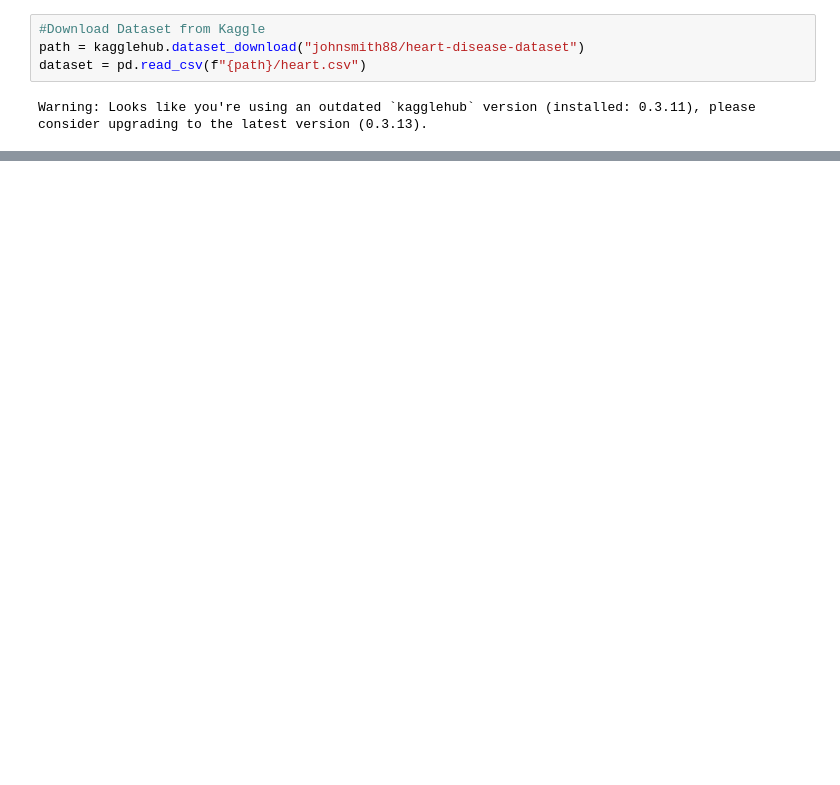
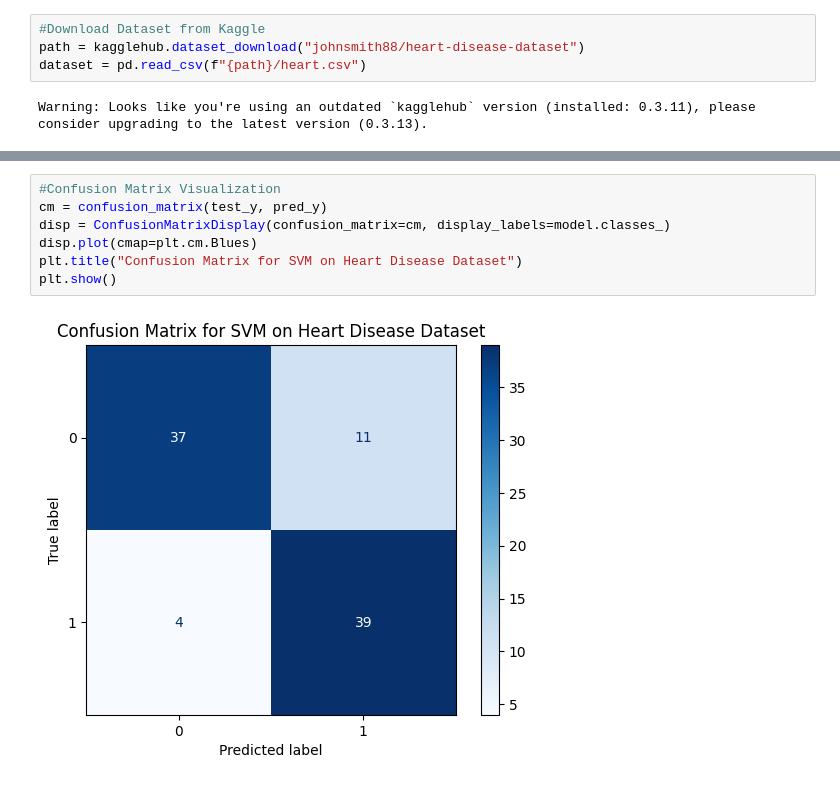
Before and after one commit to Sarvin02/ML-Projects, a Jupyter notebook: Personal/heartDiseaseDetector.ipynb, the cells around one changed output, grey strips where cells are left out. Cells and saved outputs as stored; diff of their text form; blank space fills up the shorter version.

```diff
--- a/Personal/heartDiseaseDetector.ipynb
+++ b/Personal/heartDiseaseDetector.ipynb
@@ -48,0 +66,9 @@ disp.plot(cmap='Blues')
+# %%
+#Confusion Matrix Visualization
+cm = confusion_matrix(test_y, pred_y)
+disp = ConfusionMatrixDisplay(confusion_matrix=cm, display_labels=model.classes_)
+disp.plot(cmap=plt.cm.Blues)
+plt.title("Confusion Matrix for SVM on Heart Disease Dataset")
+plt.show()
+# %% [output]
+[figure, added]
```
Also changed, not shown: parts of 6 cells of this notebook.
